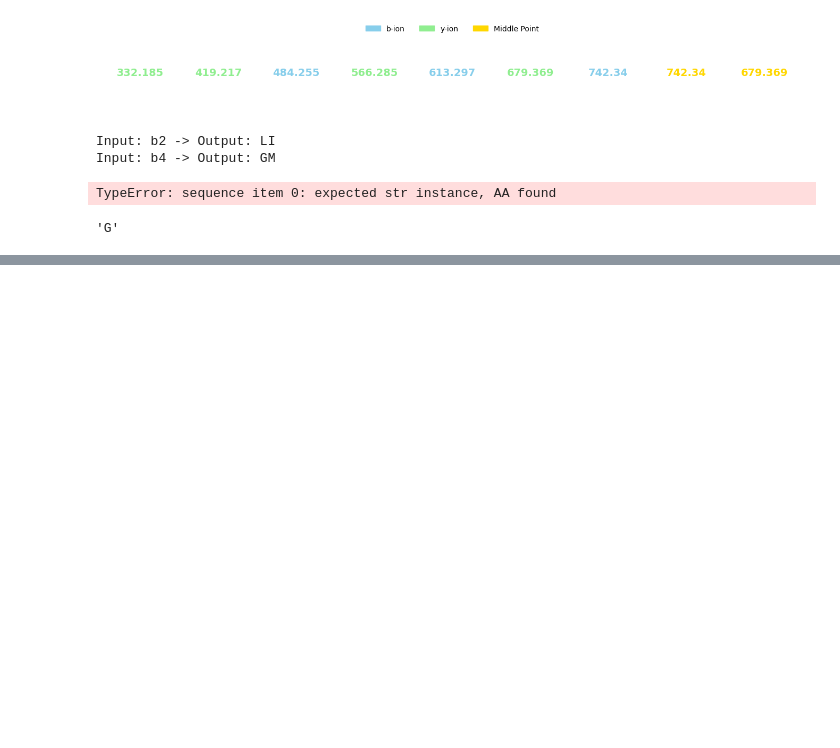
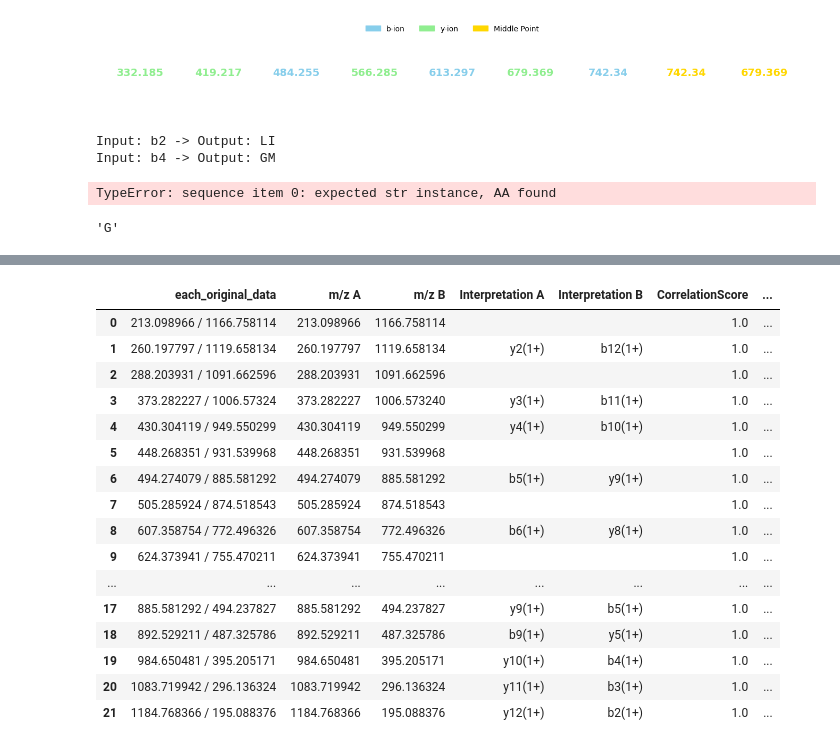
Before and after one commit to Kevinxsn/2D_spec_dict, a Jupyter notebook: anti_symmetric/notebook.ipynb, the cells around one changed output, grey strips where cells are left out. Cells and saved outputs as stored; diff of their text form; code cells hidden in the pictures; blank space fills up the shorter version.

```diff
--- a/anti_symmetric/notebook.ipynb
+++ b/anti_symmetric/notebook.ipynb
@@ -2910,0 +2995,3 @@ get_ion_segment(aa_array, my_ions, 'b5')
+# %%
+pep1 = peptide.Pep('[HGTVVLTALGGILK+2H]2+')
+pep2 = peptide.Pep('[ADIAGHGQEVLIR+2H]2+')
@@ -2910,0 +3010,27 @@ get_ion_segment(aa_array, my_ions, 'b5')
+# %%
+def distinguish(row):
+    if abs(row['sum'] - pep1.pep_mass) < 0.048959999999965476:
+        return 'pep1'
+    elif abs(row['sum'] - pep2.pep_mass) < 0.048959999999965476:
+        return 'pep2'
+    else:
+        return 'either'
+
+data['class'] = data.apply(distinguish, axis=1)
+# %%
+data2 = data[data['class'] == 'pep1']
+data3 = data[data['class'] == 'pep2']
+data2["pair_key"] = data2.apply(
+    lambda row: tuple(sorted([row["m/z fragment 1"], row["m/z fragment 2"]])),
+    axis=1
+)
+
+# drop duplicated pairs, keep first occurrence
+data2 = data2.drop_duplicates(subset="pair_key").drop(columns="pair_key")
+data3["pair_key"] = data3.apply(
+    lambda row: tuple(sorted([row["m/z fragment 1"], row["m/z fragment 2"]])),
+    axis=1
+)
+
+# drop duplicated pairs, keep first occurrence
+data3 = data3.drop_duplicates(subset="pair_key").drop(columns="pair_key")
@@ -2910,0 +3048,25 @@ get_ion_segment(aa_array, my_ions, 'b5')
+# %%
+pep2_seq = 'HGTVVLTALGGILK'
+data2.columns = ['m/z A', 'm/z B', 'Covariance', 'Partial Cov.', 'Score', 'Ranking', 'sum', 'class']
+data2['each_original_data'] = data2['m/z A'].astype('str')+ ' / ' + data2['m/z B'].astype('str')
+data2_result = interpreter_modify.report_data(data2, pep2_seq, 2, tolerance_input=1, merge_original=True)
+# %%
+data2_result
+# %% [output]
+|  | each_original_data | m/z A | m/z B | Interpretation A | Interpretation B | CorrelationScore | ... |
+| 0 | 213.098966 / 1166.758114 | 213.098966 | 1166.758114 |  |  | 1.0 | ... |
+| 1 | 260.197797 / 1119.658134 | 260.197797 | 1119.658134 | y2(1+) | b12(1+) | 1.0 | ... |
+| 2 | 288.203931 / 1091.662596 | 288.203931 | 1091.662596 |  |  | 1.0 | ... |
+| 3 | 373.282227 / 1006.57324 | 373.282227 | 1006.573240 | y3(1+) | b11(1+) | 1.0 | ... |
+| 4 | 430.304119 / 949.550299 | 430.304119 | 949.550299 | y4(1+) | b10(1+) | 1.0 | ... |
+| 5 | 448.268351 / 931.539968 | 448.268351 | 931.539968 |  |  | 1.0 | ... |
+| 6 | 494.274079 / 885.581292 | 494.274079 | 885.581292 | b5(1+) | y9(1+) | 1.0 | ... |
+| 7 | 505.285924 / 874.518543 | 505.285924 | 874.518543 |  |  | 1.0 | ... |
+| 8 | 607.358754 / 772.496326 | 607.358754 | 772.496326 | b6(1+) | y8(1+) | 1.0 | ... |
+| 9 | 624.373941 / 755.470211 | 624.373941 | 755.470211 |  |  | 1.0 | ... |
+| ... | ... | ... | ... | ... | ... | ... | ... |
+| 17 | 885.581292 / 494.237827 | 885.581292 | 494.237827 | y9(1+) | b5(1+) | 1.0 | ... |
+| 18 | 892.529211 / 487.325786 | 892.529211 | 487.325786 | b9(1+) | y5(1+) | 1.0 | ... |
+| 19 | 984.650481 / 395.205171 | 984.650481 | 395.205171 | y10(1+) | b4(1+) | 1.0 | ... |
+| 20 | 1083.719942 / 296.136324 | 1083.719942 | 296.136324 | y11(1+) | b3(1+) | 1.0 | ... |
+| 21 | 1184.768366 / 195.088376 | 1184.768366 | 195.088376 | y12(1+) | b2(1+) | 1.0 | ... |
```
Also changed, not shown: parts of 22 cells of this notebook, 29 other files.
